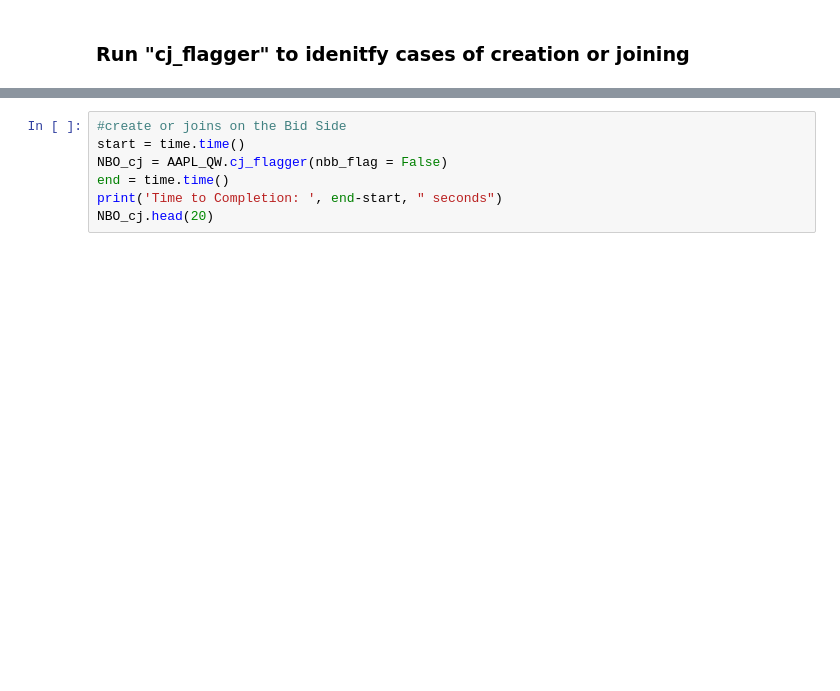
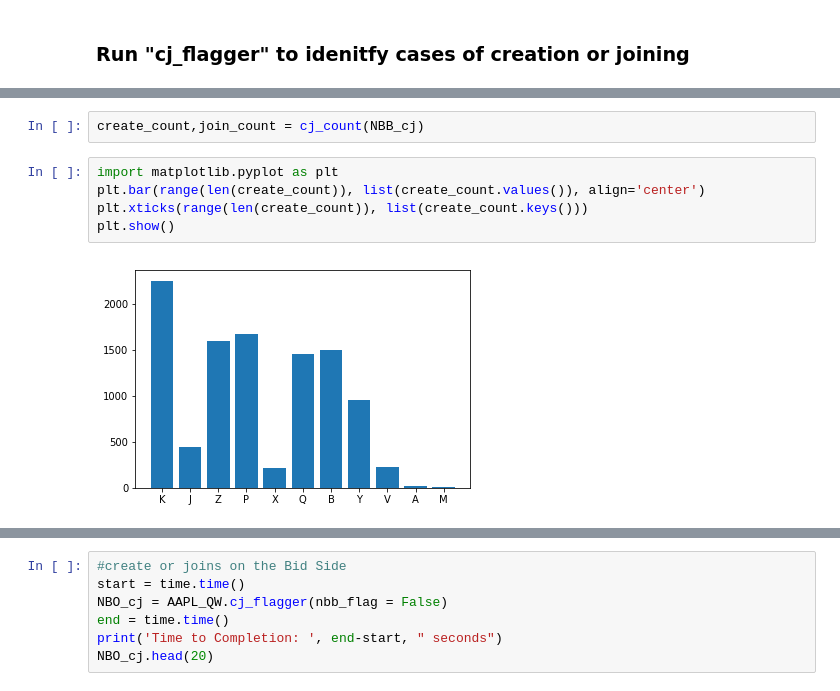
Before and after one commit to kevinramlal/QuotingBehaviour, a Jupyter notebook: TAQ/Notebooks/TAQ Quote Wrangler Demo.ipynb, the cells around one changed output, grey strips where cells are left out. Drawn from its saved outputs; the diff is of its cells as text; blank space fills up the shorter version.

```diff
--- a/TAQ/Notebooks/TAQ Quote Wrangler Demo.ipynb
+++ b/TAQ/Notebooks/TAQ Quote Wrangler Demo.ipynb
@@ -105,0 +115,9 @@ NBB_cj[NBB_cj.Time >= '09:30:01.771041']
+# %%
+create_count,join_count = cj_count(NBB_cj)
+# %%
+import matplotlib.pyplot as plt
+plt.bar(range(len(create_count)), list(create_count.values()), align='center')
+plt.xticks(range(len(create_count)), list(create_count.keys()))
+plt.show()
+# %% [output]
+[figure, added]
```
Also changed, not shown: parts of 32 cells of this notebook, 2 other files.
